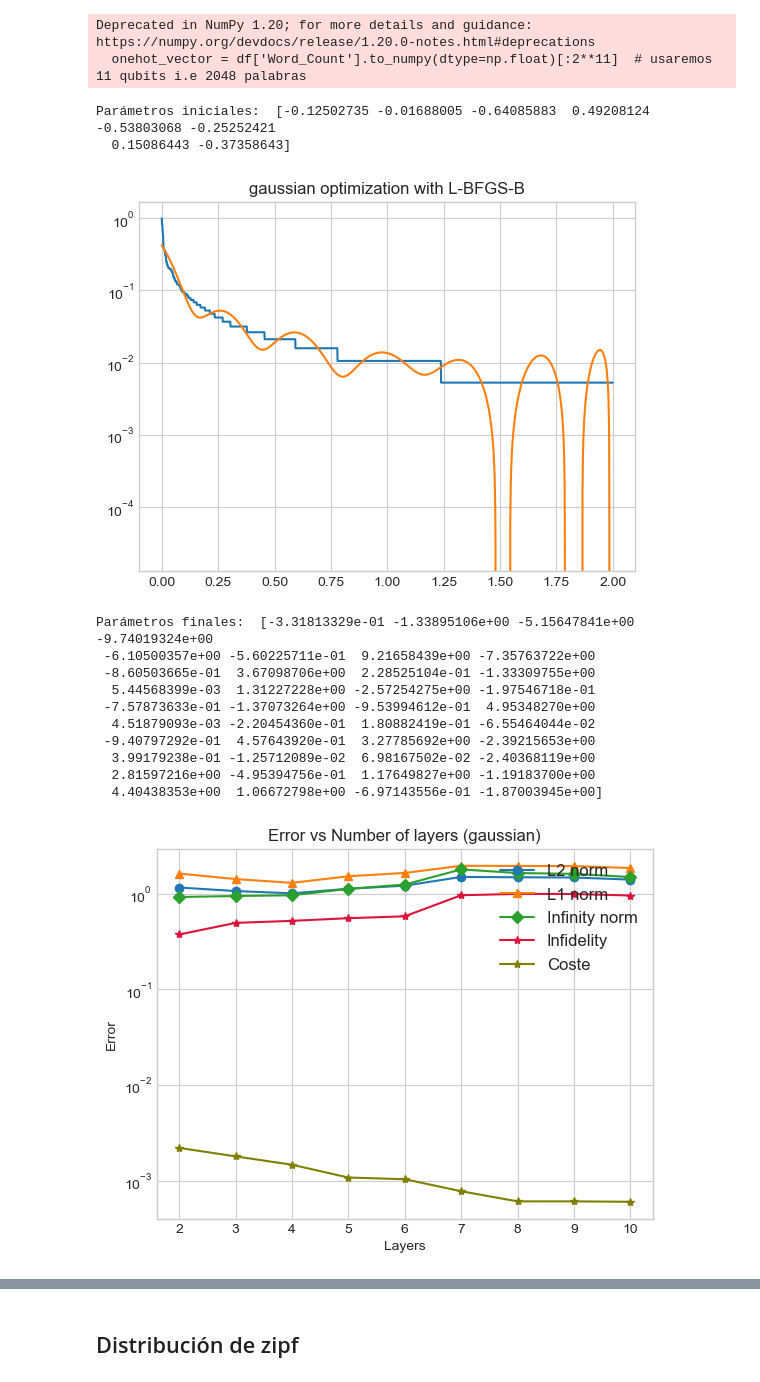
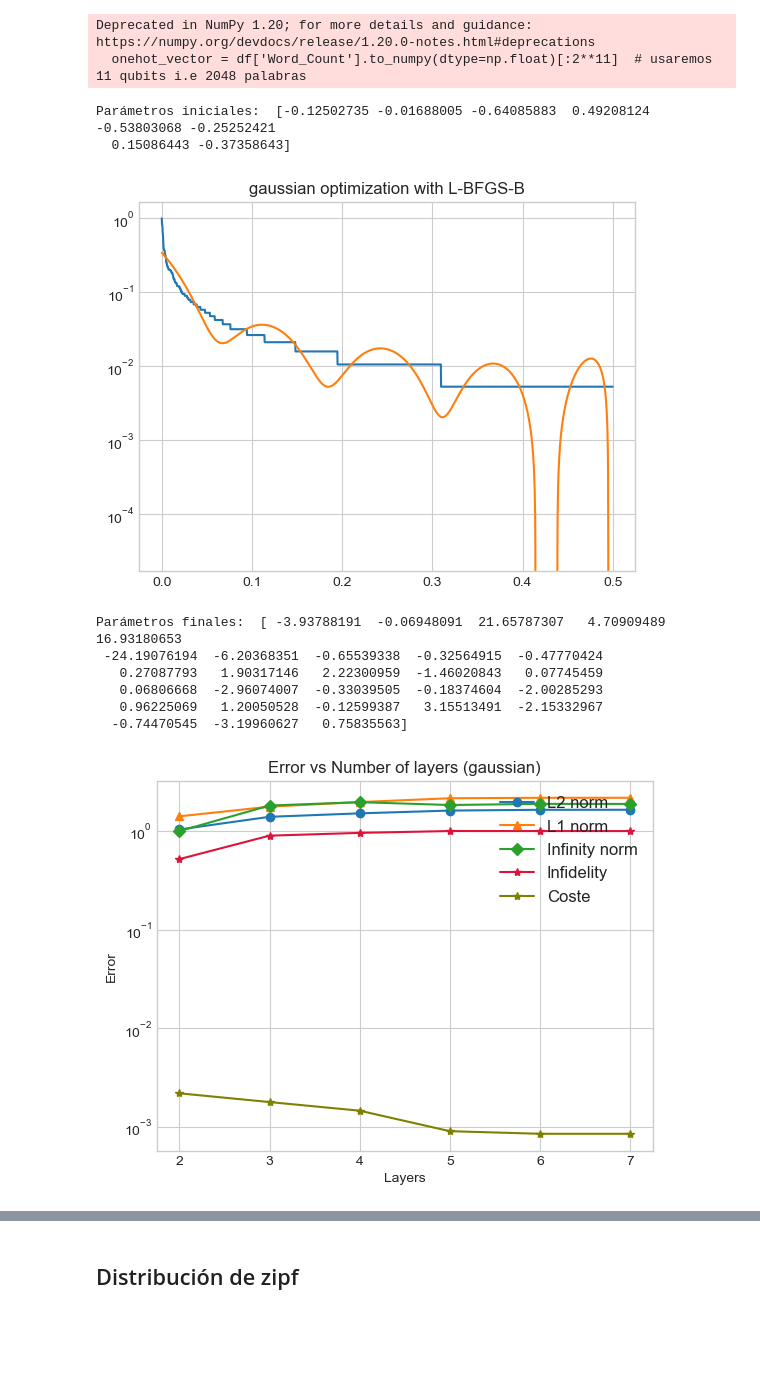
Before and after one commit to pablovegan/TFM_QML, a Jupyter notebook: pruebas_main.ipynb, the cells around one changed output, grey strips where cells are left out. Saved outputs shown, nothing was run; the diff lists cells and outputs as text; code cells hidden in the pictures; blank space fills up the shorter version.

```diff
--- a/pruebas_main.ipynb
+++ b/pruebas_main.ipynb
@@ -63,30 +16,26 @@ Deprecated in NumPy 1.20; for more details and guidance: https://numpy.org/devdo
 # %%
 from main_1D import *
 
-x = np.linspace(0, 2, 2048)
+x = np.linspace(0, 0.5, 2048)
 
 graficas_errores(seed = 2,
                 min_layers = 2,
                 max_layers = 7,
                 x = x,
                 f = onehot_vector,
                 incremental_opt = True,
                 opt_method='L-BFGS-B',
                 cost_fun='normal',
                 print_params=True,
                 probability=False)
 # %% [output]
 Parámetros iniciales:  [-0.12502735 -0.01688005 -0.64085883  0.49208124 -0.53803068 -0.25252421
   0.15086443 -0.37358643]
-[figure, old version]
+[figure, new version]
-Parámetros finales:  [-3.31813329e-01 -1.33895106e+00 -5.15647841e+00 -9.74019324e+00
- -6.10500357e+00 -5.60225711e-01  9.21658439e+00 -7.35763722e+00
- -8.60503665e-01  3.67098706e+00  2.28525104e-01 -1.33309755e+00
-  5.44568399e-03  1.31227228e+00 -2.57254275e+00 -1.97546718e-01
- -7.57873633e-01 -1.37073264e+00 -9.53994612e-01  4.95348270e+00
-  4.51879093e-03 -2.20454360e-01  1.80882419e-01 -6.55464044e-02
- -9.40797292e-01  4.57643920e-01  3.27785692e+00 -2.39215653e+00
-  3.99179238e-01 -1.25712089e-02  6.98167502e-02 -2.40368119e+00
-  2.81597216e+00 -4.95394756e-01  1.17649827e+00 -1.19183700e+00
-  4.40438353e+00  1.06672798e+00 -6.97143556e-01 -1.87003945e+00]
+Parámetros finales:  [ -3.93788191  -0.06948091  21.65787307   4.70909489  16.93180653
+ -24.19076194  -6.20368351  -0.65539338  -0.32564915  -0.47770424
+   0.27087793   1.90317146   2.22300959  -1.46020843   0.07745459
+   0.06806668  -2.96074007  -0.33039505  -0.18374604  -2.00285293
+   0.96225069   1.20050528  -0.12599387   3.15513491  -2.15332967
+  -0.74470545  -3.19960627   0.75835563]
-[figure, old version]
+[figure, new version]
```
Also changed, not shown: parts of 4 cells of this notebook, 5 other files.
